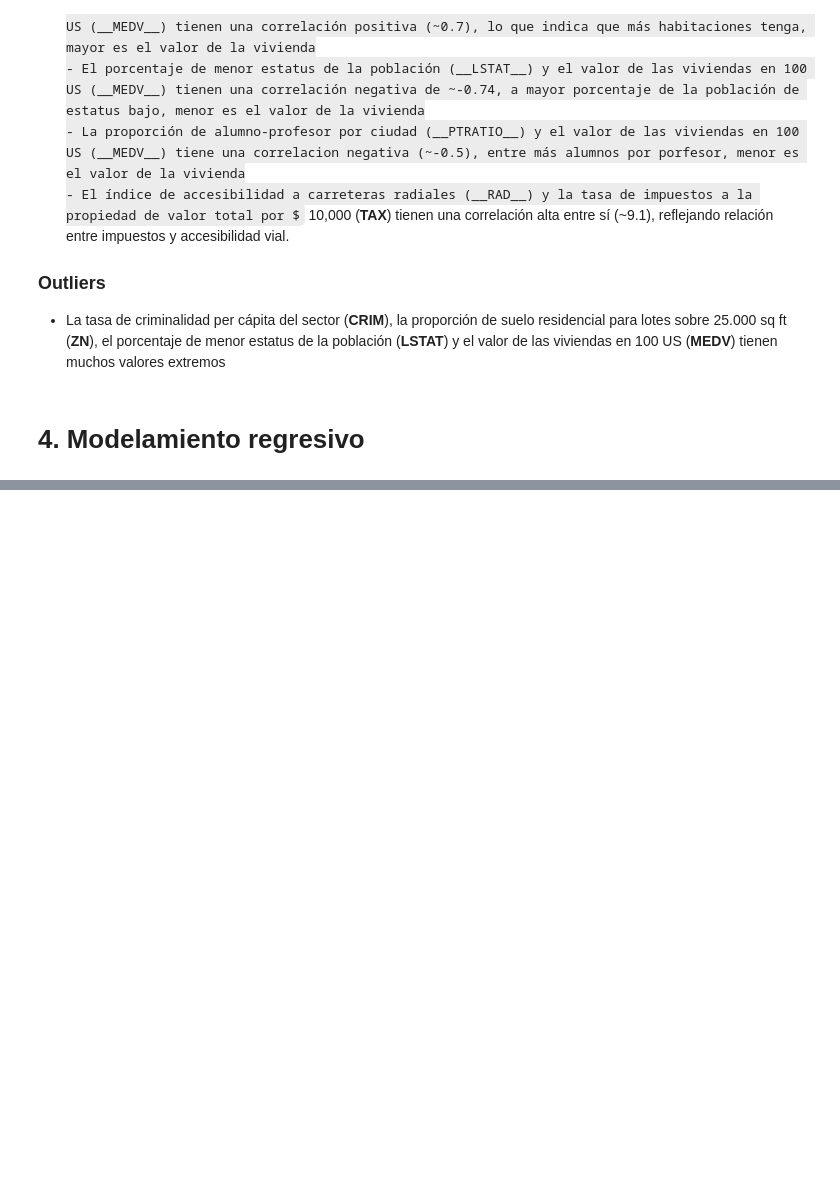
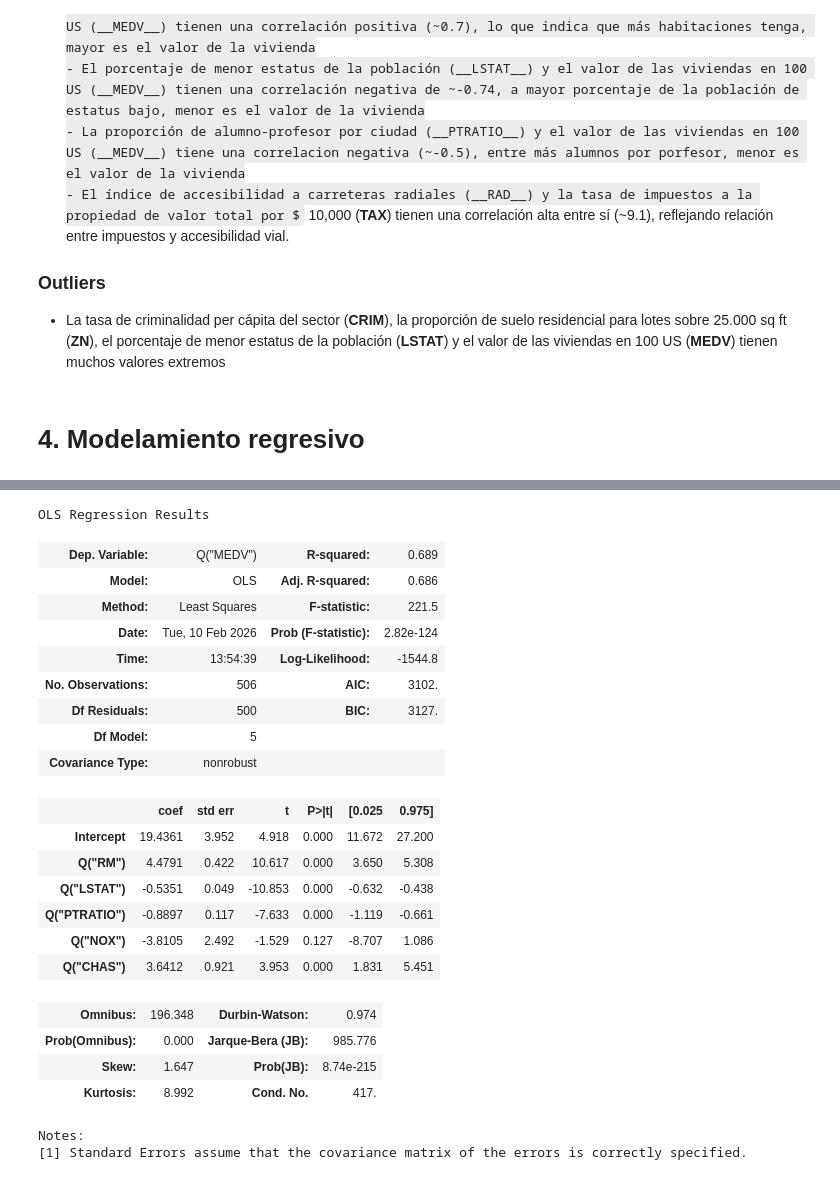
Before and after one commit to r2847txt/DataAnalysisSence2025, a Jupyter notebook: 3_AnalisisExploratorioProgramacionEstadistica/EvaluacionModulo/PreciosPropiedades-CaludioCarrillo.ipynb, the cells around one changed output, grey strips where cells are left out. Drawn from its saved outputs; the diff is of its cells as text; code cells hidden in the pictures; some formulas as TeX source; blank space fills up the shorter version.

```diff
--- a/3_AnalisisExploratorioProgramacionEstadistica/EvaluacionModulo/PreciosPropiedades-CaludioCarrillo.ipynb
+++ b/3_AnalisisExploratorioProgramacionEstadistica/EvaluacionModulo/PreciosPropiedades-CaludioCarrillo.ipynb
@@ -180,0 +190,26 @@ KeyError: "['MDEV'] not found in axis"
+# %%
+lm.summary()
+# %% [output]
+OLS Regression Results
+| Dep. Variable: | Q("MEDV") | R-squared: | 0.689 |
+| Model: | OLS | Adj. R-squared: | 0.686 |
+| Method: | Least Squares | F-statistic: | 221.5 |
+| Date: | Tue, 10 Feb 2026 | Prob (F-statistic): | 2.82e-124 |
+| Time: | 13:54:39 | Log-Likelihood: | -1544.8 |
+| No. Observations: | 506 | AIC: | 3102. |
+| Df Residuals: | 500 | BIC: | 3127. |
+| Df Model: | 5 |  |  |
+| Covariance Type: | nonrobust |  |  |
+|  | coef | std err | t | P>|t| | [0.025 | 0.975] |
+| Intercept | 19.4361 | 3.952 | 4.918 | 0.000 | 11.672 | 27.200 |
+| Q("RM") | 4.4791 | 0.422 | 10.617 | 0.000 | 3.650 | 5.308 |
+| Q("LSTAT") | -0.5351 | 0.049 | -10.853 | 0.000 | -0.632 | -0.438 |
+| Q("PTRATIO") | -0.8897 | 0.117 | -7.633 | 0.000 | -1.119 | -0.661 |
+| Q("NOX") | -3.8105 | 2.492 | -1.529 | 0.127 | -8.707 | 1.086 |
+| Q("CHAS") | 3.6412 | 0.921 | 3.953 | 0.000 | 1.831 | 5.451 |
+| Omnibus: | 196.348 | Durbin-Watson: | 0.974 |
+| Prob(Omnibus): | 0.000 | Jarque-Bera (JB): | 985.776 |
+| Skew: | 1.647 | Prob(JB): | 8.74e-215 |
+| Kurtosis: | 8.992 | Cond. No. | 417. |
+Notes:
+[1] Standard Errors assume that the covariance matrix of the errors is correctly specified.
```
Also changed, not shown: parts of 6 cells of this notebook.
